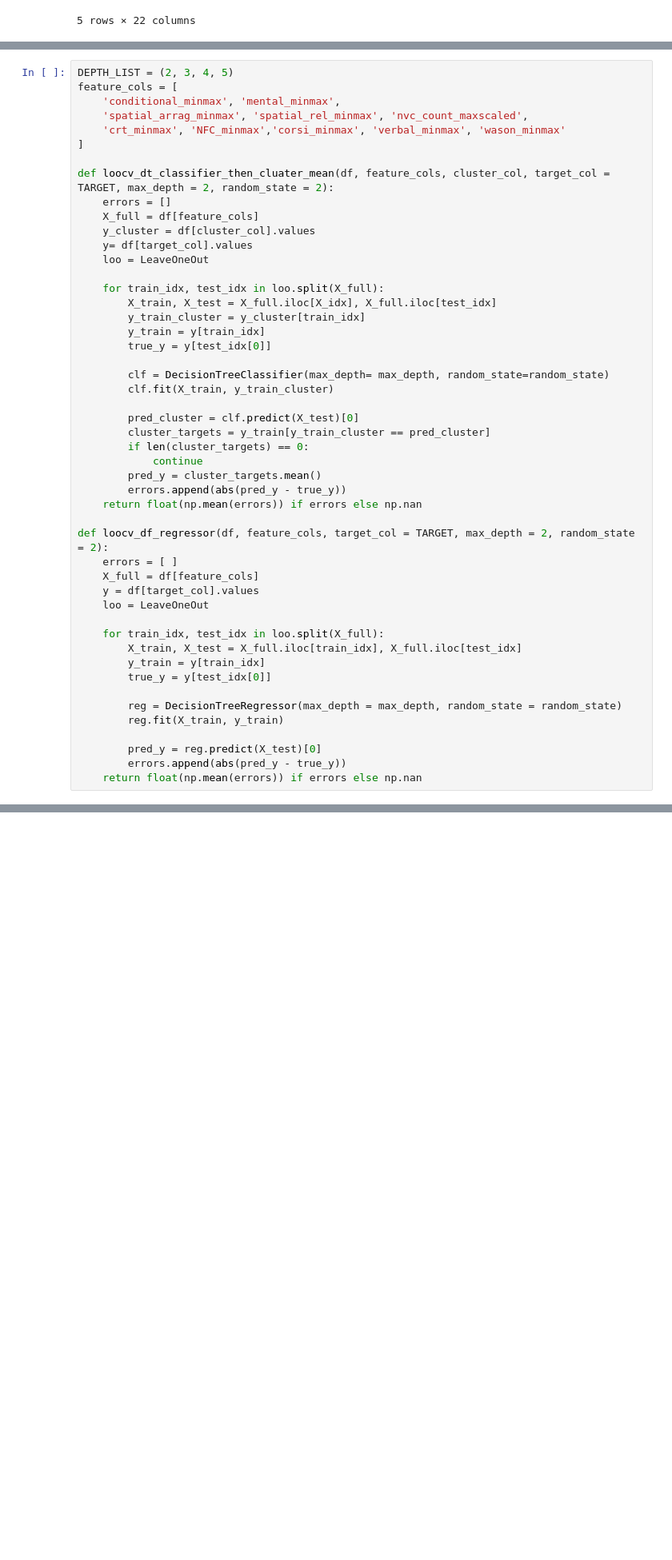
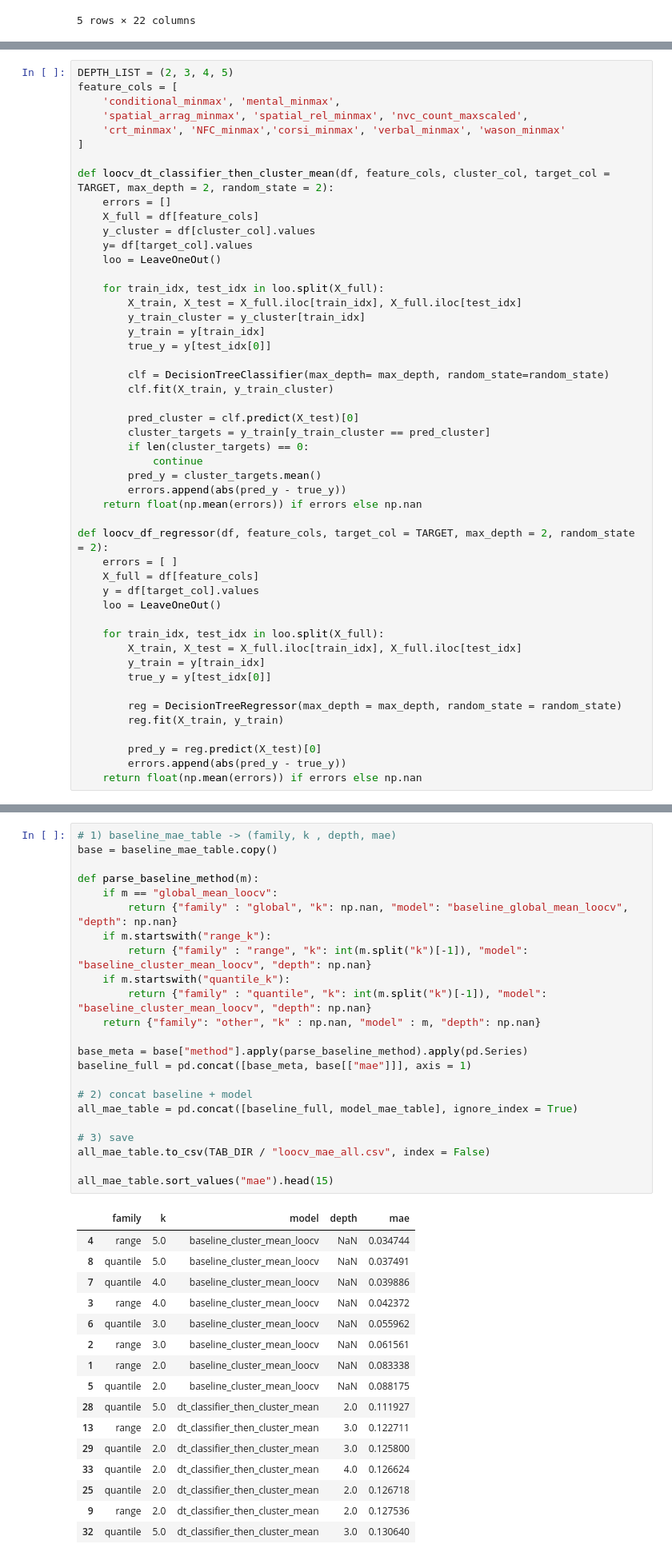
Before and after one commit to seulki-noh/master-thesis-portfolio, a Jupyter notebook: notebooks/01_portfolio.ipynb, the cells around one changed output, grey strips where cells are left out. Shown at 80% size. Drawn from its saved outputs; the diff is of its cells as text; blank space fills up the shorter version.

```diff
--- a/notebooks/01_portfolio.ipynb
+++ b/notebooks/01_portfolio.ipynb
@@ -145,15 +145,15 @@ feature_cols = [
     'crt_minmax', 'NFC_minmax','corsi_minmax', 'verbal_minmax', 'wason_minmax'
 ]
 
-def loocv_dt_classifier_then_cluater_mean(df, feature_cols, cluster_col, target_col = TARGET, max_depth = 2, random_state = 2):
+def loocv_dt_classifier_then_cluster_mean(df, feature_cols, cluster_col, target_col = TARGET, max_depth = 2, random_state = 2):
     errors = []
     X_full = df[feature_cols]
     y_cluster = df[cluster_col].values
     y= df[target_col].values
-    loo = LeaveOneOut
+    loo = LeaveOneOut()
 
     for train_idx, test_idx in loo.split(X_full):
-        X_train, X_test = X_full.iloc[X_idx], X_full.iloc[test_idx]
+        X_train, X_test = X_full.iloc[train_idx], X_full.iloc[test_idx]
         y_train_cluster = y_cluster[train_idx]
         y_train = y[train_idx]
         true_y = y[test_idx[0]]
@@ -173,7 +173,7 @@ def loocv_df_regressor(df, feature_cols, target_col = TARGET, max_depth = 2, ran
     errors = [ ]
     X_full = df[feature_cols]
     y = df[target_col].values
-    loo = LeaveOneOut
+    loo = LeaveOneOut()
 
     for train_idx, test_idx in loo.split(X_full):
         X_train, X_test = X_full.iloc[train_idx], X_full.iloc[test_idx]
@@ -188,0 +268,40 @@ def loocv_df_regressor(df, feature_cols, target_col = TARGET, max_depth = 2, ran
+# %%
+# 1) baseline_mae_table -> (family, k , depth, mae)
+base = baseline_mae_table.copy()
+
+def parse_baseline_method(m):
+    if m == "global_mean_loocv":
+        return {"family" : "global", "k": np.nan, "model": "baseline_global_mean_loocv", "depth": np.nan}
+    if m.startswith("range_k"):
+        return {"family" : "range", "k": int(m.split("k")[-1]), "model": "baseline_cluster_mean_loocv", "depth": np.nan}
+    if m.startswith("quantile_k"):
+        return {"family" : "quantile", "k": int(m.split("k")[-1]), "model": "baseline_cluster_mean_loocv", "depth": np.nan}
+    return {"family": "other", "k" : np.nan, "model" : m, "depth": np.nan}
+
+base_meta = base["method"].apply(parse_baseline_method).apply(pd.Series)
+baseline_full = pd.concat([base_meta, base[["mae"]]], axis = 1)
+
+# 2) concat baseline + model
+all_mae_table = pd.concat([baseline_full, model_mae_table], ignore_index = True)
+
+# 3) save
+all_mae_table.to_csv(TAB_DIR / "loocv_mae_all.csv", index = False)
+
+all_mae_table.sort_values("mae").head(15)
+# %% [output]
+|  | family | k | model | depth | mae |
+| 4 | range | 5.0 | baseline_cluster_mean_loocv | NaN | 0.034744 |
+| 8 | quantile | 5.0 | baseline_cluster_mean_loocv | NaN | 0.037491 |
+| 7 | quantile | 4.0 | baseline_cluster_mean_loocv | NaN | 0.039886 |
+| 3 | range | 4.0 | baseline_cluster_mean_loocv | NaN | 0.042372 |
+| 6 | quantile | 3.0 | baseline_cluster_mean_loocv | NaN | 0.055962 |
+| 2 | range | 3.0 | baseline_cluster_mean_loocv | NaN | 0.061561 |
+| 1 | range | 2.0 | baseline_cluster_mean_loocv | NaN | 0.083338 |
+| 5 | quantile | 2.0 | baseline_cluster_mean_loocv | NaN | 0.088175 |
+| 28 | quantile | 5.0 | dt_classifier_then_cluster_mean | 2.0 | 0.111927 |
+| 13 | range | 2.0 | dt_classifier_then_cluster_mean | 3.0 | 0.122711 |
+| 29 | quantile | 2.0 | dt_classifier_then_cluster_mean | 3.0 | 0.125800 |
+| 33 | quantile | 2.0 | dt_classifier_then_cluster_mean | 4.0 | 0.126624 |
+| 25 | quantile | 2.0 | dt_classifier_then_cluster_mean | 2.0 | 0.126718 |
+| 9 | range | 2.0 | dt_classifier_then_cluster_mean | 2.0 | 0.127536 |
+| 32 | quantile | 5.0 | dt_classifier_then_cluster_mean | 3.0 | 0.130640 |
```
Also changed, not shown: parts of 5 cells of this notebook, 8 other files.
